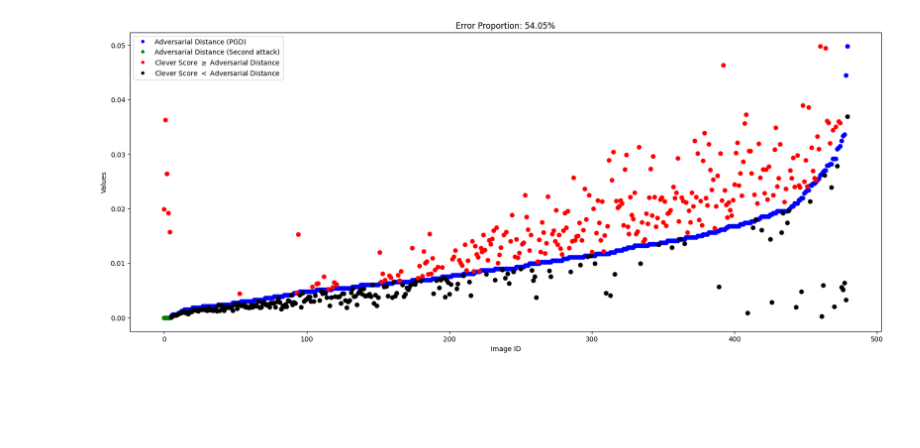
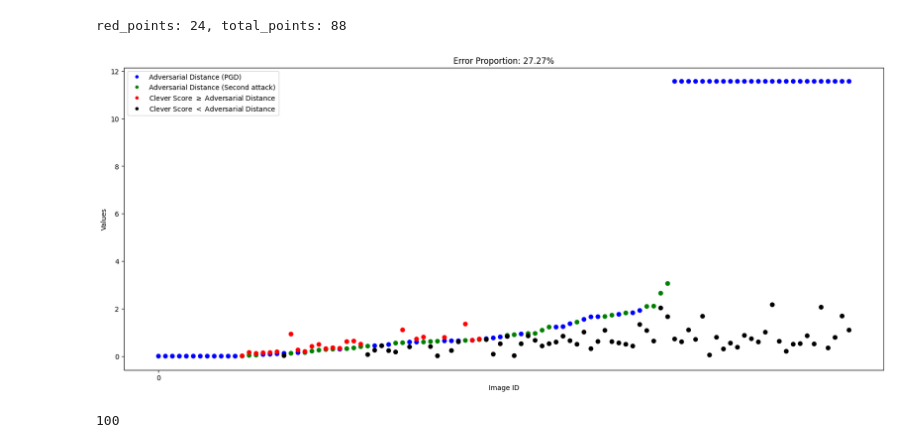
Before and after one commit to Georgsiedel/adversarial-distance-calculation, a Jupyter notebook: visualization/AdversarialDistance_vs_CleverScore_visualization.ipynb, the cells around one changed output. Cells and saved outputs as stored; diff of their text form; code cells hidden in the pictures; blank space fills up the shorter version.

Commit message:
updated and adjusted the visualization file

```diff
--- a/visualization/AdversarialDistance_vs_CleverScore_visualization.ipynb
+++ b/visualization/AdversarialDistance_vs_CleverScore_visualization.ipynb
@@ -4,11 +4,14 @@ import numpy as np
 import matplotlib.lines as mlines
 import json
 # %%
-model_type = 'robust'
-norm = np.inf
+model_type = 'adversarial'
+norm = 2
 max_iterations = 500
+nb_batch = 5
+batch_size = 5
 # %%
-file_path = f'../data/paper_data/adv_dist_vs_clever_{model_type}_500.json'
+# file_path = f'../data/paper_data/adv_dist_vs_clever_{model_type}_500.json'
+file_path = '/home/ekagra/Documents/GitHub/adversarial-distance-estimation/data/paper_data/adv_dist_vs_clever_adversarial_100_2.json'
 
 # load the data
 with open(file_path, 'r') as f:
@@ -56,0 +19,4 @@ error_proportion = (red_points / total_points) * 100 if total_points > 0 else 0
+# %%
+# max_adversarial_distance = 11.56
+clever_values = results_dict[f'{norm}']['clever_score'][f'{nb_batch}-{batch_size}']
+max_adversarial_distance = results_dict[f'{norm}']['max_adversarial_distance']
@@ -57,43 +72,51 @@ error_proportion = (red_points / total_points) * 100 if total_points > 0 else 0
+# %%
+sorted_indices = np.argsort(min_attack_value)
+min_attack_value_sorted = np.array(min_attack_value)[sorted_indices].tolist()
+clever_values_sorted = np.array(clever_values)[sorted_indices].tolist()
+colors_attack_sorted = np.array(colors_attack)[sorted_indices].tolist()
+colors_clever_sorted = np.array(colors_clever)[sorted_indices].tolist()
 # %%
+# Calculate the error proportion
+total_points = 0
+red_points = 0
+
+image_ids = np.arange(len(min_attack_value))
+
+for i in range(len(image_ids)):
+    if clever_values_sorted[i] is not None:
+        total_points += 1
+        if clever_values_sorted[i] > min_attack_value_sorted[i]:
+            red_points += 1
+
+print(f'red_points: {red_points}, total_points: {total_points}')
+
+error_proportion = (red_points / total_points) * 100 if total_points > 0 else 0
+
 # Plotting
 plt.figure(figsize=(20, 8))
-
-# Plotting pgd and cw with respective conditions
-for i in range(len(image_ids)):
-    if pgd_values[i] is not None and cw_values[i] is None:
-        plt.scatter(image_ids[i], pgd_values[i], color='blue', label='pgd' if i == 0 else "")
-    elif cw_values[i] is not None and pgd_values[i] is None:
-        plt.scatter(image_ids[i], cw_values[i], color='green', label='cw' if i == 0 else "")
-    elif pgd_values[i] is not None and cw_values[i] is not None:
-        min_value = min(pgd_values[i], cw_values[i])
-        color = 'blue' if min_value == pgd_values[i] else 'green'
-        plt.scatter(image_ids[i], min_value, color=color)
-
-# Plotting clever with respective conditions
-colors = []
-for i in range(len(image_ids)):
-    if clever_values[i] is not None and min_values[i] is not None:
-        color = 'red' if clever_values[i] > min_values[i] else 'black'
-        plt.scatter(image_ids[i], clever_values[i], color=color, label='clever' if i == 0 else "")
-        colors.append(color)
-
+plt.scatter(image_ids, min_attack_value_sorted, color=colors_attack_sorted)
+plt.scatter(image_ids, clever_values_sorted, color=colors_clever_sorted)
 # Adding labels and title with error proportion
 plt.xlabel('Image ID')
 plt.ylabel('Values')
 plt.title(f'Error Proportion: {error_proportion:.2f}%')
 plt.xticks(np.arange(0, len(sorted_indices), 100))
-
 # Avoid label duplication in the legend
 handles, labels = plt.gca().get_legend_handles_labels()
 by_label = dict(zip(labels, handles))
 
 legend_elements = [
     mlines.Line2D([0], [0], marker='o', color='w', markerfacecolor='blue', label='Adversarial Distance (PGD)'),
     mlines.Line2D([0], [0], marker='o', color='w', markerfacecolor='green', label='Adversarial Distance (Second attack)'),
     mlines.Line2D([0], [0], marker='o', color='w', markerfacecolor='red', label='Clever Score $\geq$ Adversarial Distance'),
     mlines.Line2D([0], [0], marker='o', color='w', markerfacecolor='black', label='Clever Score $<$ Adversarial Distance')
 ]
+
 plt.legend(handles=legend_elements, fontsize=10)
+plt.savefig(f'../data/paper_data/adv_dist_vs_clever_{model_type}_500_L{norm}.pdf')
 plt.show()
+100
 # %% [output]
+red_points: 24, total_points: 88
-[figure, old version]
+[figure, new version]
+100
```
Also changed, not shown: parts of 5 cells of this notebook, 14 other files.
